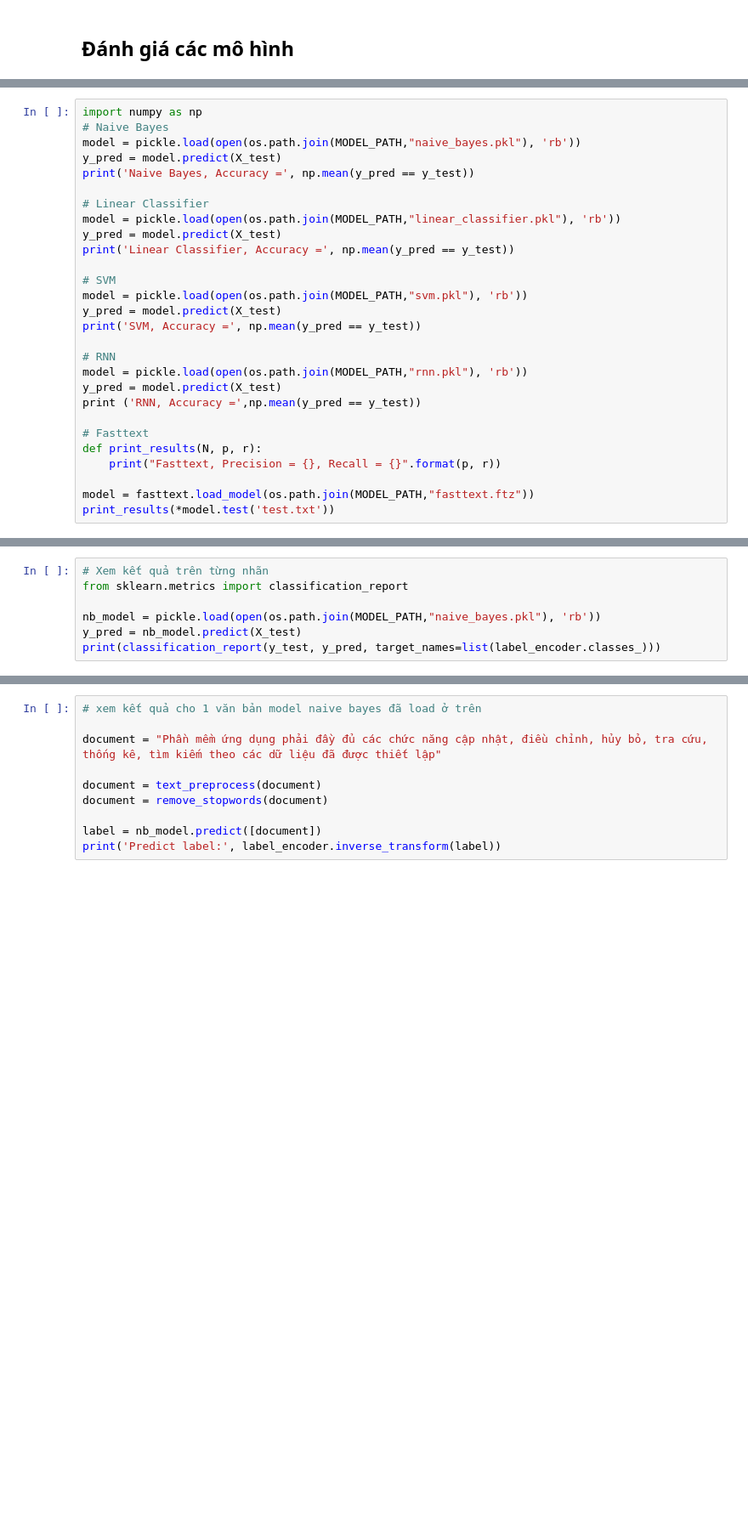
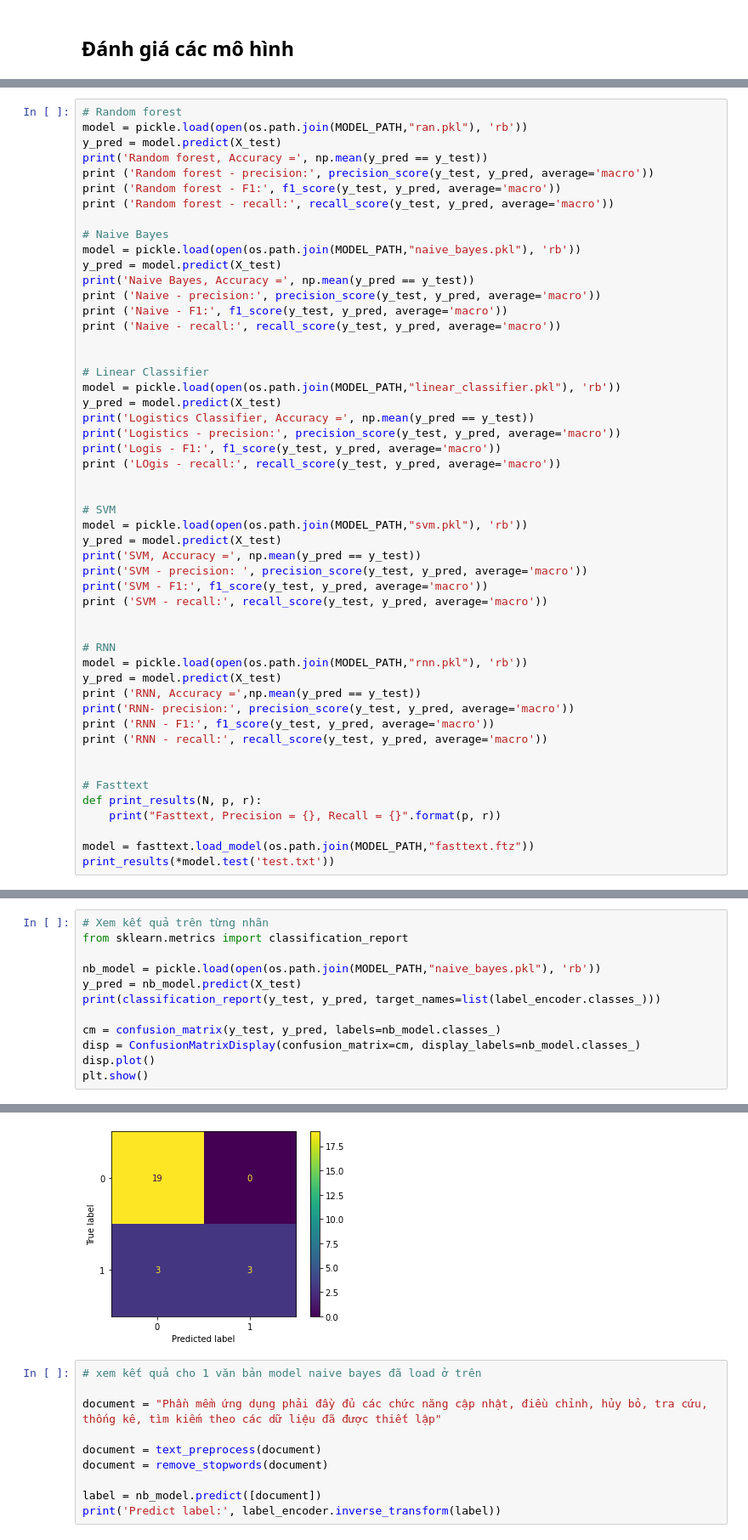
Before and after one commit to nhamct/Software-Requirement-Classification, a Jupyter notebook: Software_Requirement_Classification_Vietnamese.ipynb, the cells around one changed output, grey strips where cells are left out. Shown at 85% size. Saved outputs shown, nothing was run; the diff lists cells and outputs as text; blank space fills up the shorter version.

```diff
--- a/Software_Requirement_Classification_Vietnamese.ipynb
+++ b/Software_Requirement_Classification_Vietnamese.ipynb
@@ -477,24 +533,47 @@ Done training Fasttext in 1.1008780002593994 seconds.
 # %%
-import numpy as np
+# Random forest
+model = pickle.load(open(os.path.join(MODEL_PATH,"ran.pkl"), 'rb'))
+y_pred = model.predict(X_test)
+print('Random forest, Accuracy =', np.mean(y_pred == y_test))
+print ('Random forest - precision:', precision_score(y_test, y_pred, average='macro'))
+print ('Random forest - F1:', f1_score(y_test, y_pred, average='macro'))
+print ('Random forest - recall:', recall_score(y_test, y_pred, average='macro'))
+
 # Naive Bayes
 model = pickle.load(open(os.path.join(MODEL_PATH,"naive_bayes.pkl"), 'rb'))
 y_pred = model.predict(X_test)
 print('Naive Bayes, Accuracy =', np.mean(y_pred == y_test))
+print ('Naive - precision:', precision_score(y_test, y_pred, average='macro'))
+print ('Naive - F1:', f1_score(y_test, y_pred, average='macro'))
+print ('Naive - recall:', recall_score(y_test, y_pred, average='macro'))
+
 
 # Linear Classifier
 model = pickle.load(open(os.path.join(MODEL_PATH,"linear_classifier.pkl"), 'rb'))
 y_pred = model.predict(X_test)
-print('Linear Classifier, Accuracy =', np.mean(y_pred == y_test))
+print('Logistics Classifier, Accuracy =', np.mean(y_pred == y_test))
+print('Logistics - precision:', precision_score(y_test, y_pred, average='macro'))
+print('Logis - F1:', f1_score(y_test, y_pred, average='macro'))
+print ('LOgis - recall:', recall_score(y_test, y_pred, average='macro'))
+
 
 # SVM
 model = pickle.load(open(os.path.join(MODEL_PATH,"svm.pkl"), 'rb'))
 y_pred = model.predict(X_test)
 print('SVM, Accuracy =', np.mean(y_pred == y_test))
+print('SVM - precision: ', precision_score(y_test, y_pred, average='macro'))
+print('SVM - F1:', f1_score(y_test, y_pred, average='macro'))
+print ('SVM - recall:', recall_score(y_test, y_pred, average='macro'))
+
 
 # RNN
 model = pickle.load(open(os.path.join(MODEL_PATH,"rnn.pkl"), 'rb'))
 y_pred = model.predict(X_test)
 print ('RNN, Accuracy =',np.mean(y_pred == y_test))
+print('RNN- precision:', precision_score(y_test, y_pred, average='macro'))
+print ('RNN - F1:', f1_score(y_test, y_pred, average='macro'))
+print ('RNN - recall:', recall_score(y_test, y_pred, average='macro'))
+
 
 # Fasttext
 def print_results(N, p, r):
@@ -512,19 +603,25 @@ Warning : `load_model` does not return WordVectorModel or SupervisedModel any mo
 # %%
 # Xem kết quả trên từng nhãn
 from sklearn.metrics import classification_report
 
 nb_model = pickle.load(open(os.path.join(MODEL_PATH,"naive_bayes.pkl"), 'rb'))
 y_pred = nb_model.predict(X_test)
 print(classification_report(y_test, y_pred, target_names=list(label_encoder.classes_)))
+
+cm = confusion_matrix(y_test, y_pred, labels=nb_model.classes_)
+disp = ConfusionMatrixDisplay(confusion_matrix=cm, display_labels=nb_model.classes_)
+disp.plot()
+plt.show()
 # %% [output]
               precision    recall  f1-score   support
 
  __label__FR       0.86      1.00      0.93        19
  __label__NF       1.00      0.50      0.67         6
 
     accuracy                           0.88        25
    macro avg       0.93      0.75      0.80        25
 weighted avg       0.90      0.88      0.86        25
+[figure, added]
 # %%
 # xem kết quả cho 1 văn bản model naive bayes đã load ở trên
 
```
Also changed, not shown: parts of 19 cells of this notebook.
